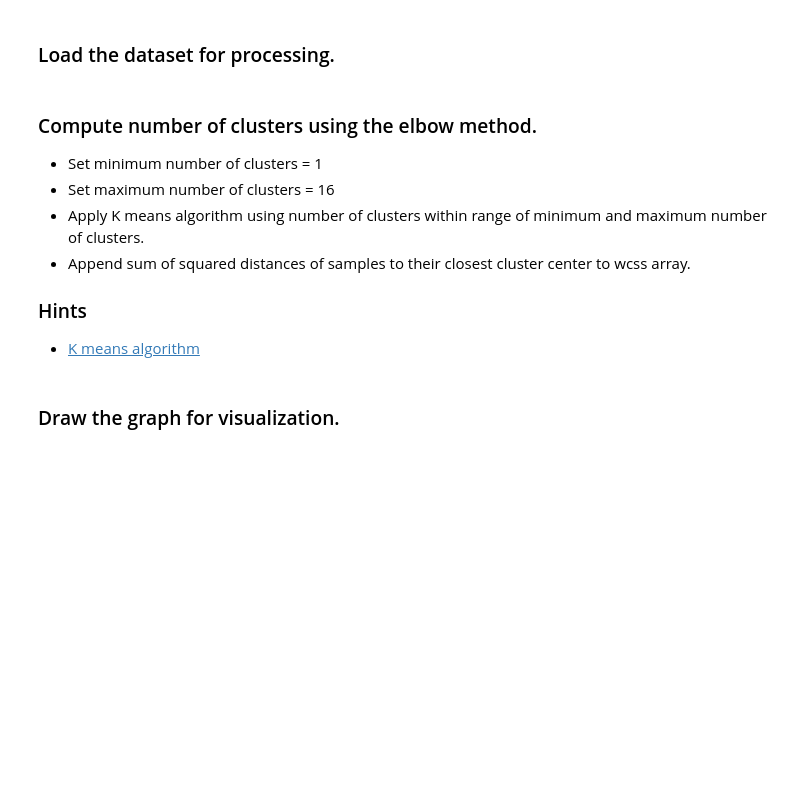
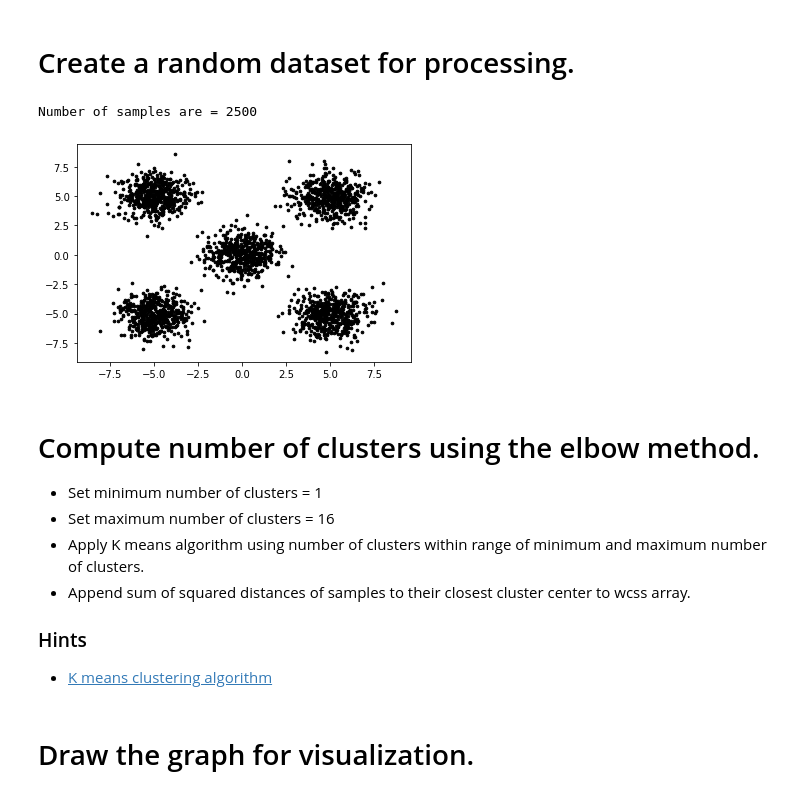
Before and after one commit to look4pritam/ArtificialIntelligence, a Jupyter notebook: MachineLearning/Notebooks/K-MeansClustering/K-MeansClustering-Elbow.ipynb, the cells around one changed output. Cells and saved outputs as stored; diff of their text form; code cells hidden in the pictures; blank space fills up the shorter version.

```diff
--- a/MachineLearning/Notebooks/K-MeansClustering/K-MeansClustering-Elbow.ipynb
+++ b/MachineLearning/Notebooks/K-MeansClustering/K-MeansClustering-Elbow.ipynb
@@ -24,0 +47,15 @@ from sklearn.cluster import KMeans
+# %%
+def random_dataset_two(number_of_samples=2500):
+
+  number_of_features=2
+  centers = [(-5, -5), (5, -5), (0, 0), (-5, 5), (5, 5)]
+  random_state = 7
+
+  X, y = datasets.make_blobs(n_samples=number_of_samples, n_features=number_of_features, centers=centers, random_state=random_state)
+
+  return(X, y, number_of_samples)
+# %%
+def show_dataset(points_dataset, cluster_centers=None):
+  pyplot.scatter(points_dataset[:, 0], points_dataset[:, 1], c='black', s=7)
+  if(cluster_centers is not None):
+    pyplot.scatter(cluster_centers[:, 0], cluster_centers[:, 1], marker='*', s=200, c='g')
@@ -25,21 +71,22 @@ from sklearn.cluster import KMeans
 # %% [markdown]
-### Load the dataset for processing.
+# Create a random dataset for processing.
 # %%
-from helper_functions import *
-
-points_dataset, true_y, number_of_samples = random_dataset()
+points_dataset, true_y, number_of_samples = random_dataset_two()
 print ("Number of samples are = " + str(number_of_samples))
 
 show_dataset(points_dataset)
+# %% [output]
+Number of samples are = 2500
+[figure, added]
 # %% [markdown]
-### Compute number of clusters using the elbow method.
+# Compute number of clusters using the elbow method.
 - Set minimum number of clusters = 1
 - Set maximum number of clusters = 16
 - Apply K means algorithm using number of clusters within range of minimum and maximum number of clusters.
 - Append sum of squared distances of samples to their closest cluster center to wcss array.
 
 ### Hints
-- [K means algorithm](https://scikit-learn.org/stable/modules/generated/sklearn.cluster.KMeans.html)
+- [K means clustering algorithm](https://scikit-learn.org/stable/modules/generated/sklearn.cluster.KMeans.html)
 # %%
 wcss = []
 
@@ -52,7 +99,7 @@ for current_clusters in ragne_of_clusters:
     kmeans_object.fit(points_dataset)
     wcss.append(kmeans_object.inertia_)
 # %% [markdown]
-### Draw the graph for visualization.
+# Draw the graph for visualization.
 # %%
 pyplot.plot(ragne_of_clusters, wcss)
 pyplot.title('The elbow method')
```
Also changed, not shown: parts of 18 cells of this notebook.
